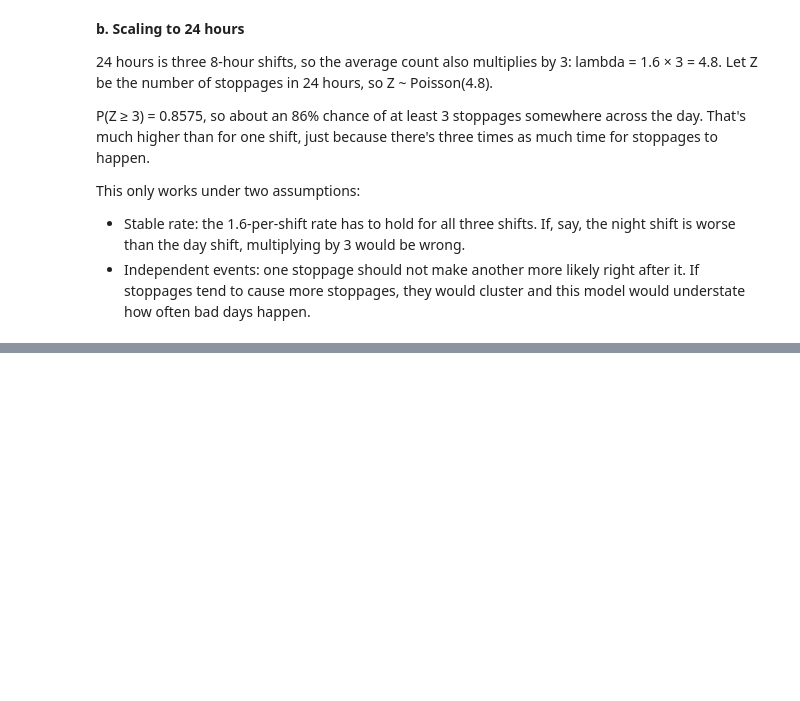
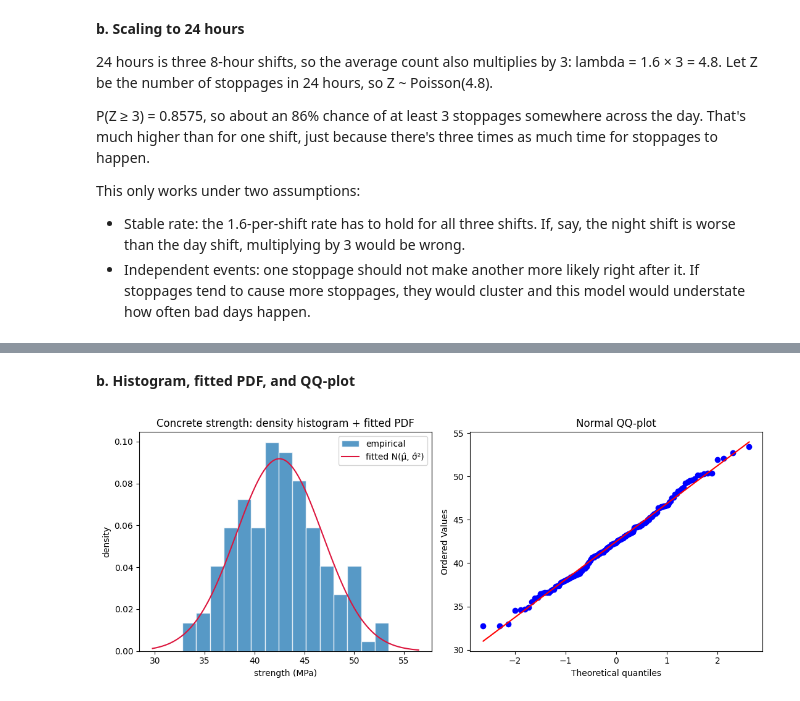
Before and after one commit to sebinko/STA1_26, a Jupyter notebook: Assignment2/assignment_2.ipynb, the cells around one changed output, grey strips where cells are left out. Saved outputs shown, nothing was run; the diff lists cells and outputs as text; code cells hidden in the pictures; blank space fills up the shorter version.

```diff
--- a/Assignment2/assignment_2.ipynb
+++ b/Assignment2/assignment_2.ipynb
@@ -196,0 +259,16 @@ This only works under two assumptions:
+# %%
+concrete = pd.read_csv("data/assignment02_concrete_strength.csv")
+strength = concrete["strength_mpa"]
+
+n_c = len(strength)
+mean_hat = strength.mean()
+median_hat = strength.median()
+sd_hat = strength.std(ddof=1)  # sample SD, n-1 denominator
+
+print(f"n = {n_c}")
+print(f"mean      = {mean_hat:.4f}")
+print(f"median    = {median_hat:.4f}")
+print(f"sample SD = {sd_hat:.4f}")
+
+concrete_model = norm(loc=mean_hat, scale=sd_hat)
+print(f"\nFitted model: N(mu_hat={mean_hat:.4f}, sigma_hat^2={sd_hat**2:.4f})")
@@ -196,0 +286,18 @@ This only works under two assumptions:
+# %% [markdown]
+**b. Histogram, fitted PDF, and QQ-plot**
+# %%
+fig, (ax1, ax2) = plt.subplots(1, 2, figsize=(11, 4.5))
+
+ax1.hist(strength, bins=15, density=True, edgecolor="white", alpha=0.75, label="empirical")
+xs = np.linspace(strength.min() - 3, strength.max() + 3, 400)
+ax1.plot(xs, concrete_model.pdf(xs), color="crimson", label="fitted N(μ̂, σ̂²)")
+ax1.set(title="Concrete strength: density histogram + fitted PDF", xlabel="strength (MPa)", ylabel="density")
+ax1.legend()
+
+probplot(strength, dist="norm", plot=ax2)
+ax2.set_title("Normal QQ-plot")
+
+plt.tight_layout()
+plt.show()
+# %% [output]
+[figure, added]
```
Also changed, not shown: parts of 40 cells of this notebook.
